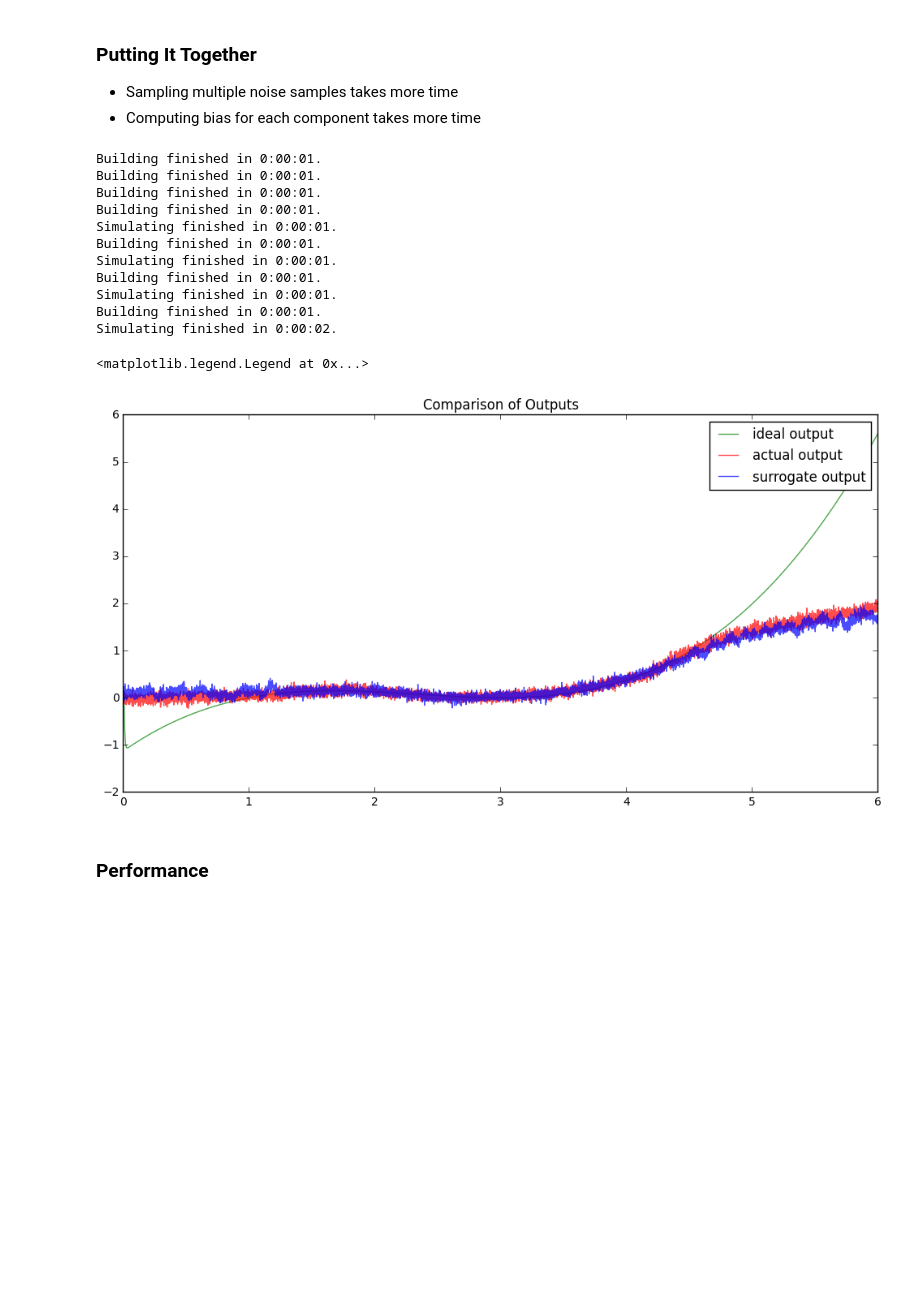
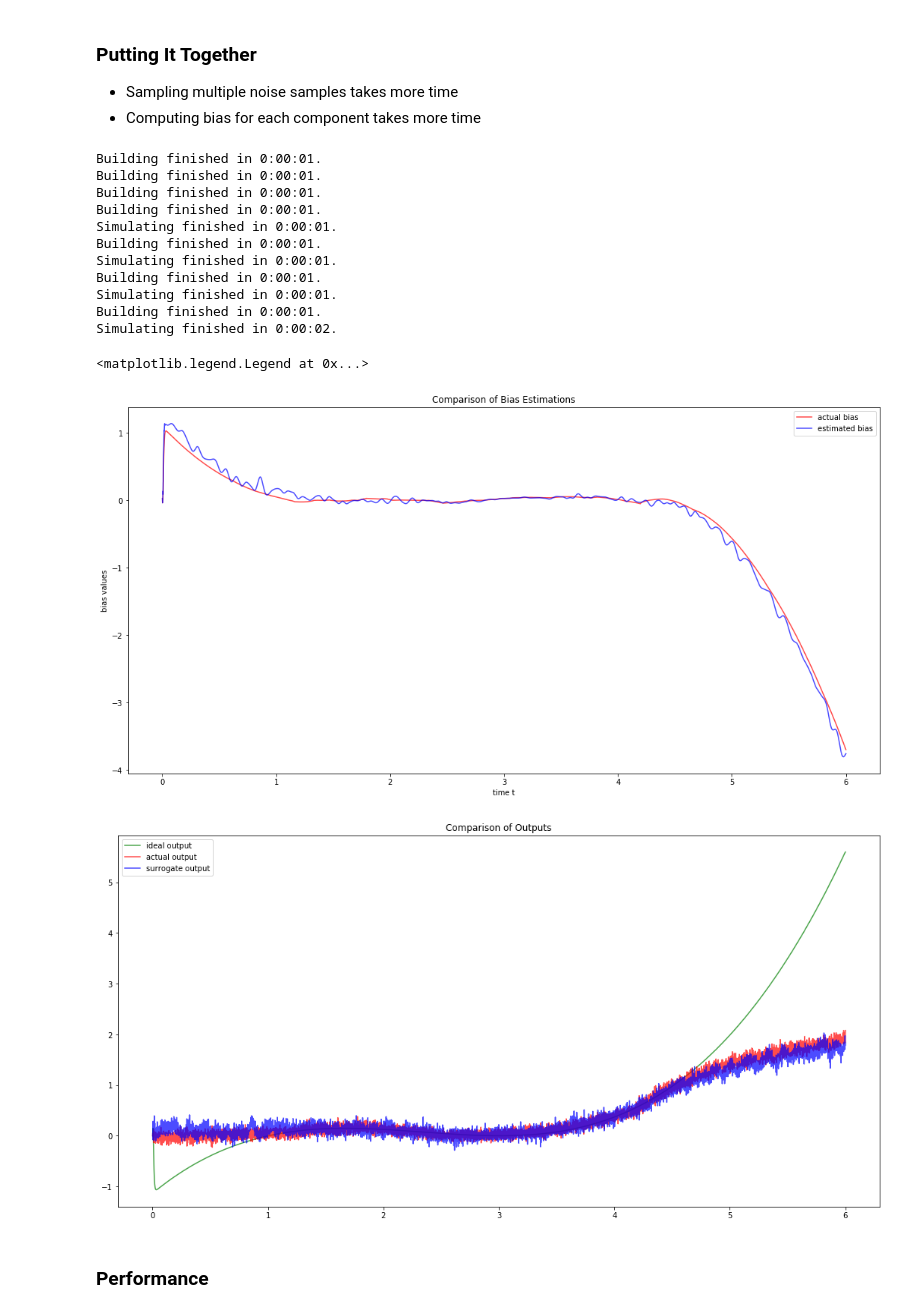
Before and after one commit to nengo/nengo-extras, a Jupyter notebook: surrogate_model/surrogate_model_overview.ipynb, the cells around one changed output. Cells and saved outputs as stored; diff of their text form; code cells hidden in the pictures; blank space fills up the shorter version.

```diff
--- a/surrogate_model/surrogate_model_overview.ipynb
+++ b/surrogate_model/surrogate_model_overview.ipynb
@@ -785,35 +785,45 @@ connection = nengo.Connection(
     nengo.Node([1,1,1], add_to_container=False),
     nengo.Node(size_in=1, add_to_container=False),
     synapse=0.005, function=function, add_to_container=False
 )
 
 def input_func(t):
     return [ -1.5 + 3*t/6, 0, 1.5 - 3*t/6]
 
 surrogate = SurrogateEnsemble(ensemble_config, connection, components, dt=0.001)
 surrogate.build(noise_sampling_steps=3, seed=6) # sample noises at three input ranges
 surrogate.test_performance(input_func, length=6, seed=6)
 
-plt.figure(figsize=(12,6))
+
+plt.figure(figsize=(18,9))
+plt.title('Comparison of Bias Estimations')
+plt.xlabel('time t')
+plt.ylabel('bias values')
+plt.plot(surrogate.trange, surrogate.sim_bias_values[:,0], 'r', label="actual bias", alpha=0.7)
+plt.plot(surrogate.trange, surrogate.est_bias_values[:,0], 'b', label="estimated bias", alpha=0.7)
+plt.legend()
+
+plt.figure(figsize=(18,9))
 plt.title("Comparison of Outputs")
 plt.plot(surrogate.trange, surrogate.ideal_output[:,0], 'g', label="ideal output", alpha=0.7)
 plt.plot(surrogate.trange, surrogate.actual_output[:,0], 'r', label="actual output", alpha=0.7)
 plt.plot(surrogate.trange, surrogate.surrogate_output[:,0], 'b', label="surrogate output", alpha=0.7)
 plt.legend()
 # %% [output]
 Building finished in 0:00:01.
 Building finished in 0:00:01.
 Building finished in 0:00:01.
 Building finished in 0:00:01.
 Simulating finished in 0:00:01.
 Building finished in 0:00:01.
 Simulating finished in 0:00:01.
 Building finished in 0:00:01.
 Simulating finished in 0:00:01.
 Building finished in 0:00:01.
 Simulating finished in 0:00:02.
 <matplotlib.legend.Legend at 0x...>
-[figure, old version]
+[figure, new version]
+[figure, added]
 # %% [markdown]
 ### Performance
 # %%
```
Also changed, not shown: parts of 13 cells of this notebook.
